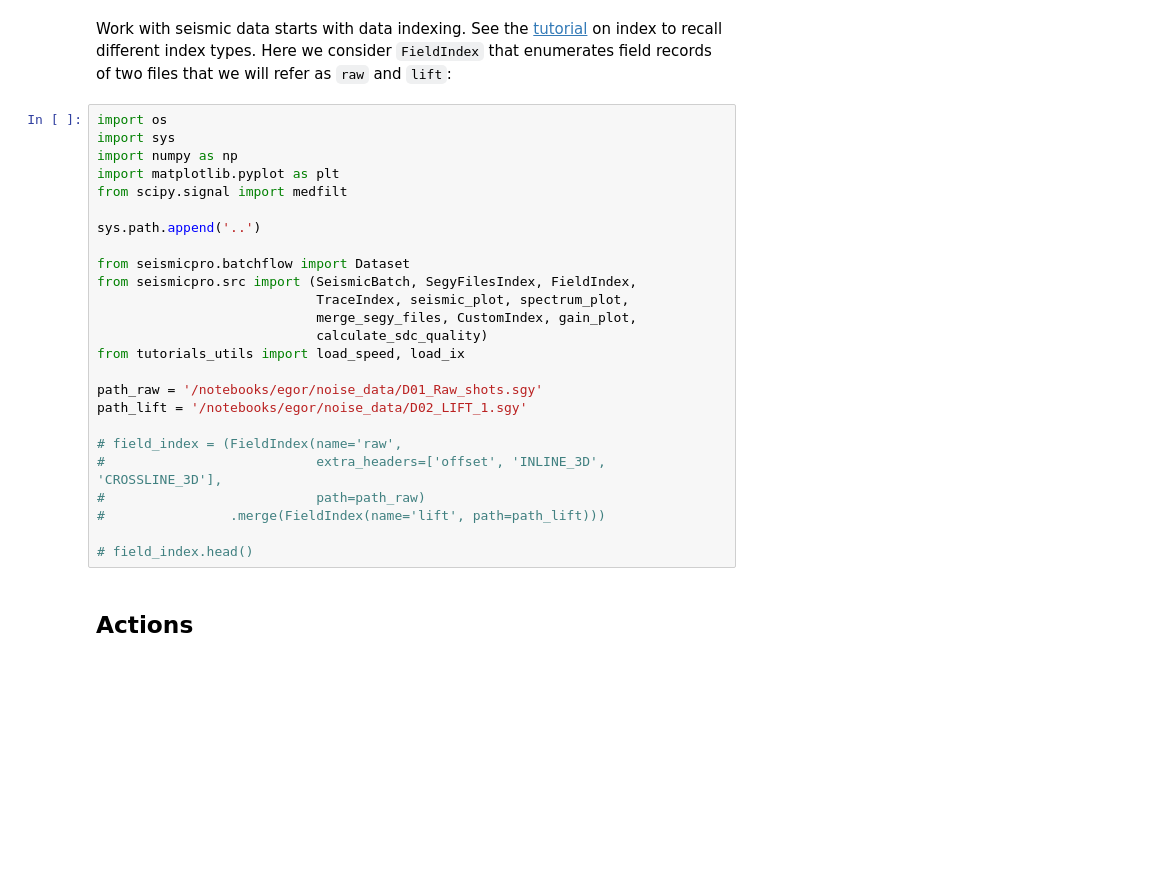
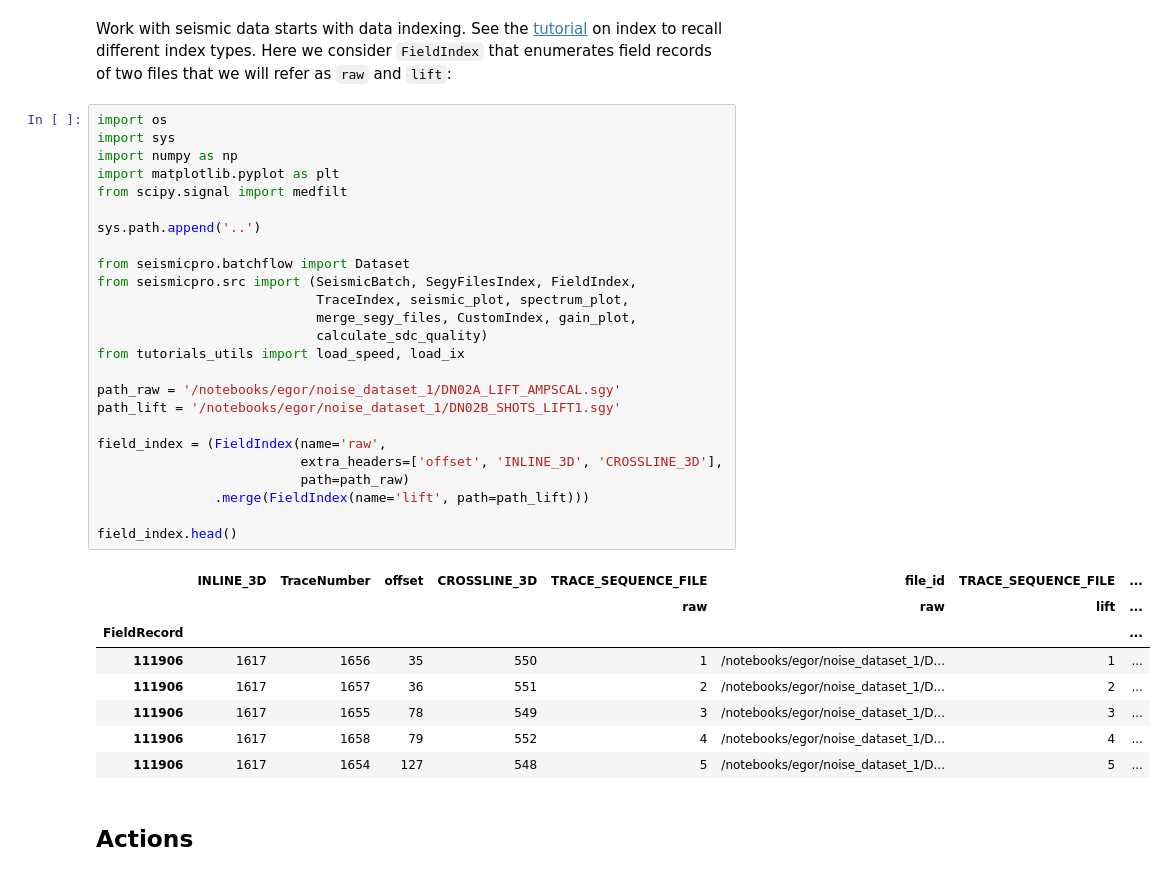
Before and after one commit to learnserd/SeismicPro, a Jupyter notebook: tutorials/2.Batch.ipynb, the cells around one changed output. Drawn from its saved outputs; the diff is of its cells as text; blank space fills up the shorter version.

```diff
--- a/tutorials/2.Batch.ipynb
+++ b/tutorials/2.Batch.ipynb
@@ -18,28 +18,37 @@ Work with seismic data starts with data indexing. See the [tutorial](./index.ipy
 # %%
 import os
 import sys
 import numpy as np
 import matplotlib.pyplot as plt
 from scipy.signal import medfilt
 
 sys.path.append('..')
 
 from seismicpro.batchflow import Dataset
 from seismicpro.src import (SeismicBatch, SegyFilesIndex, FieldIndex,
                             TraceIndex, seismic_plot, spectrum_plot,
                             merge_segy_files, CustomIndex, gain_plot,
                             calculate_sdc_quality)
 from tutorials_utils import load_speed, load_ix
 
-path_raw = '/notebooks/egor/noise_data/D01_Raw_shots.sgy'
-path_lift = '/notebooks/egor/noise_data/D02_LIFT_1.sgy'
+path_raw = '/notebooks/egor/noise_dataset_1/DN02A_LIFT_AMPSCAL.sgy'
+path_lift = '/notebooks/egor/noise_dataset_1/DN02B_SHOTS_LIFT1.sgy'
 
-# field_index = (FieldIndex(name='raw',
-#                           extra_headers=['offset', 'INLINE_3D', 'CROSSLINE_3D'],
-#                           path=path_raw)
-#                .merge(FieldIndex(name='lift', path=path_lift)))
+field_index = (FieldIndex(name='raw',
+                          extra_headers=['offset', 'INLINE_3D', 'CROSSLINE_3D'],
+                          path=path_raw)
+               .merge(FieldIndex(name='lift', path=path_lift)))
 
-# field_index.head()
+field_index.head()
+# %% [output]
+|  | INLINE_3D | TraceNumber | offset | CROSSLINE_3D | TRACE_SEQUENCE_FILE | file_id | TRACE_SEQUENCE_FILE | ... |
+|  |  |  |  |  | raw | raw | lift | ... |
+| FieldRecord |  |  |  |  |  |  |  | ... |
+| 111906 | 1617 | 1656 | 35 | 550 | 1 | /notebooks/egor/noise_dataset_1/D... | 1 | ... |
+| 111906 | 1617 | 1657 | 36 | 551 | 2 | /notebooks/egor/noise_dataset_1/D... | 2 | ... |
+| 111906 | 1617 | 1655 | 78 | 549 | 3 | /notebooks/egor/noise_dataset_1/D... | 3 | ... |
+| 111906 | 1617 | 1658 | 79 | 552 | 4 | /notebooks/egor/noise_dataset_1/D... | 4 | ... |
+| 111906 | 1617 | 1654 | 127 | 548 | 5 | /notebooks/egor/noise_dataset_1/D... | 5 | ... |
 # %% [markdown]
 ## Actions
 # %% [markdown]
```
Also changed, not shown: parts of 16 cells of this notebook.
